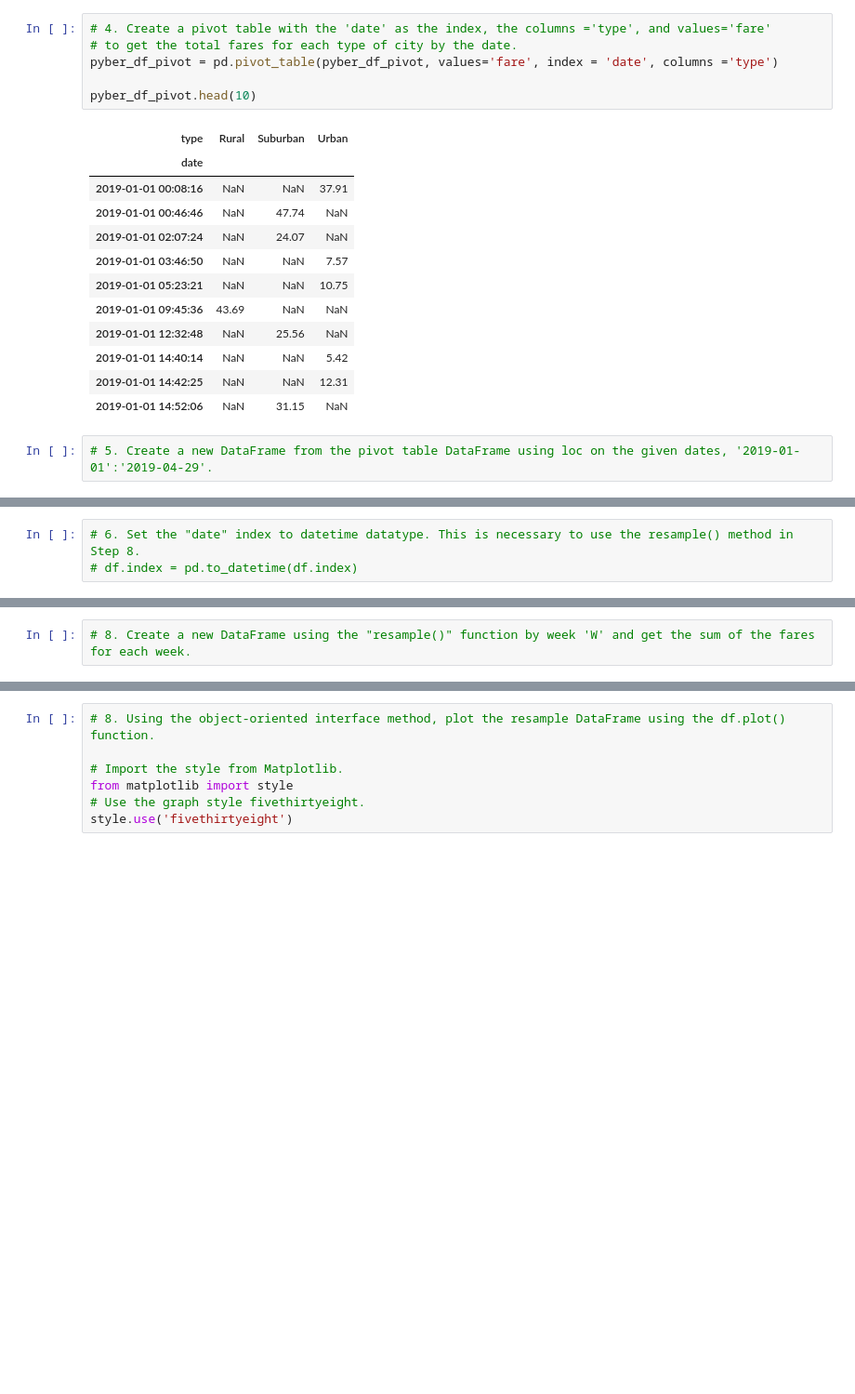
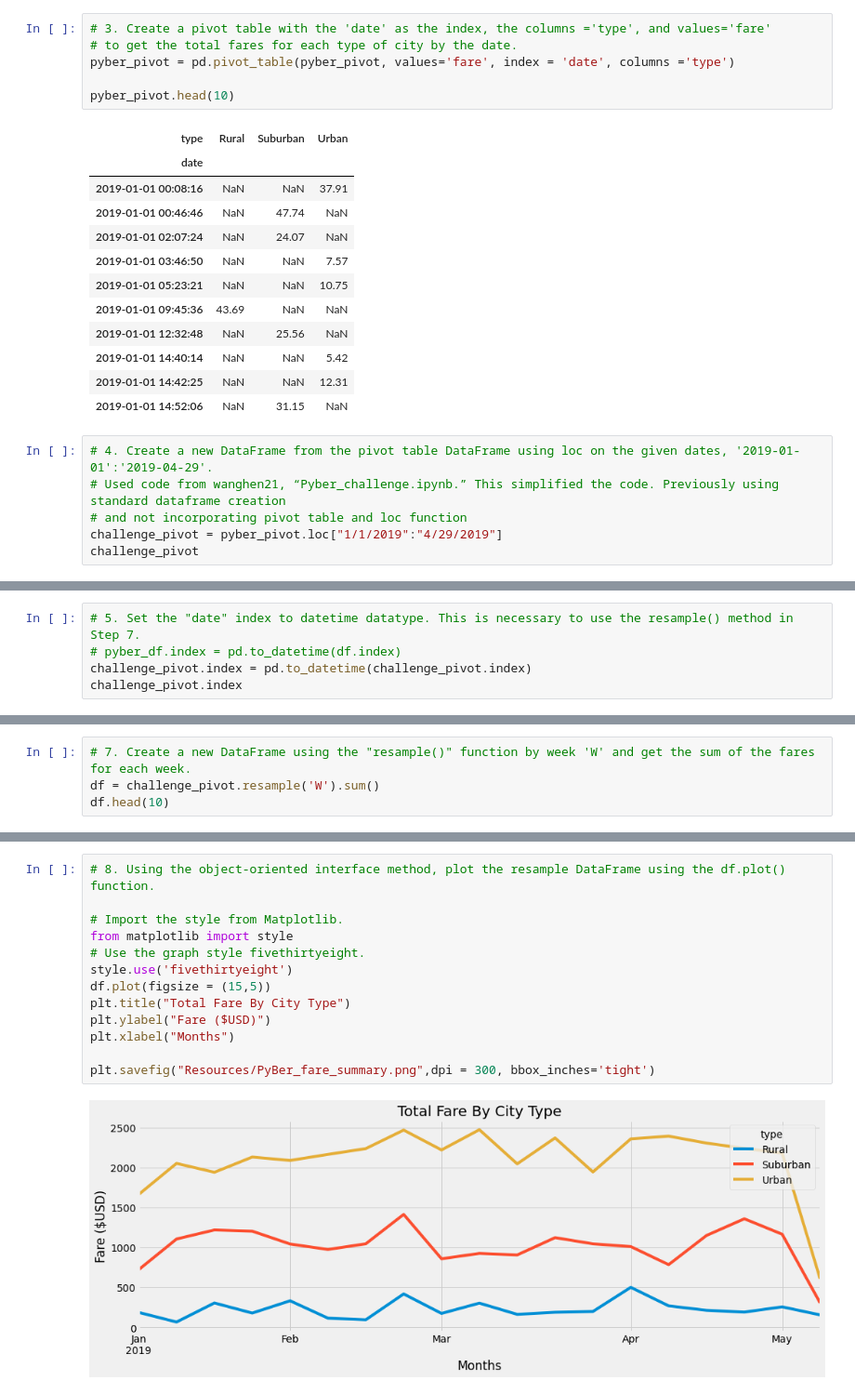
Before and after one commit to Robertfnicholson/PyBer_Analysis, a Jupyter notebook: PyBer_Challenge.ipynb, the cells around one changed output, grey strips where cells are left out. Shown: that part at 93% size. Saved outputs shown, nothing was run; the diff lists cells and outputs as text; blank space fills up the shorter version.

```diff
--- a/PyBer_Challenge.ipynb
+++ b/PyBer_Challenge.ipynb
@@ -192,9 +192,9 @@ pyber_df_pivot = pyber_df.reset_index()
 # %%
-# 4. Create a pivot table with the 'date' as the index, the columns ='type', and values='fare'
+# 3. Create a pivot table with the 'date' as the index, the columns ='type', and values='fare'
 # to get the total fares for each type of city by the date.
-pyber_df_pivot = pd.pivot_table(pyber_df_pivot, values='fare', index = 'date', columns ='type')
+pyber_pivot = pd.pivot_table(pyber_pivot, values='fare', index = 'date', columns ='type')
 
-pyber_df_pivot.head(10)
+pyber_pivot.head(10)
 # %% [output]
 | type | Rural | Suburban | Urban |
 | date |  |  |  |
@@ -209,4 +209,8 @@ pyber_df_pivot.head(10)
 | 2019-01-01 14:42:25 | NaN | NaN | 12.31 |
 | 2019-01-01 14:52:06 | NaN | 31.15 | NaN |
 # %%
-# 5. Create a new DataFrame from the pivot table DataFrame using loc on the given dates, '2019-01-01':'2019-04-29'.
+# 4. Create a new DataFrame from the pivot table DataFrame using loc on the given dates, '2019-01-01':'2019-04-29'.
+# Used code from wanghen21, “Pyber_challenge.ipynb.” This simplified the code. Previously using standard dataframe creation
+# and not incorporating pivot table and loc function
+challenge_pivot = pyber_pivot.loc["1/1/2019":"4/29/2019"]
+challenge_pivot
@@ -213,3 +232,5 @@ pyber_df_pivot.head(10)
 # %%
-# 6. Set the "date" index to datetime datatype. This is necessary to use the resample() method in Step 8.
-# df.index = pd.to_datetime(df.index)
+# 5. Set the "date" index to datetime datatype. This is necessary to use the resample() method in Step 7.
+# pyber_df.index = pd.to_datetime(df.index)
+challenge_pivot.index = pd.to_datetime(challenge_pivot.index)
+challenge_pivot.index
@@ -218,2 +264,4 @@ pyber_df_pivot.head(10)
 # %%
-# 8. Create a new DataFrame using the "resample()" function by week 'W' and get the sum of the fares for each week.
+# 7. Create a new DataFrame using the "resample()" function by week 'W' and get the sum of the fares for each week.
+df = challenge_pivot.resample('W').sum()
+df.head(10)
@@ -220,7 +281,15 @@ pyber_df_pivot.head(10)
 # %%
 # 8. Using the object-oriented interface method, plot the resample DataFrame using the df.plot() function.
 
 # Import the style from Matplotlib.
 from matplotlib import style
 # Use the graph style fivethirtyeight.
 style.use('fivethirtyeight')
+df.plot(figsize = (15,5))
+plt.title("Total Fare By City Type")
+plt.ylabel("Fare ($USD)")
+plt.xlabel("Months")
+
+plt.savefig("Resources/PyBer_fare_summary.png",dpi = 300, bbox_inches='tight')
+# %% [output]
+[figure, added]
```
Also changed, not shown: parts of 11 cells of this notebook.
